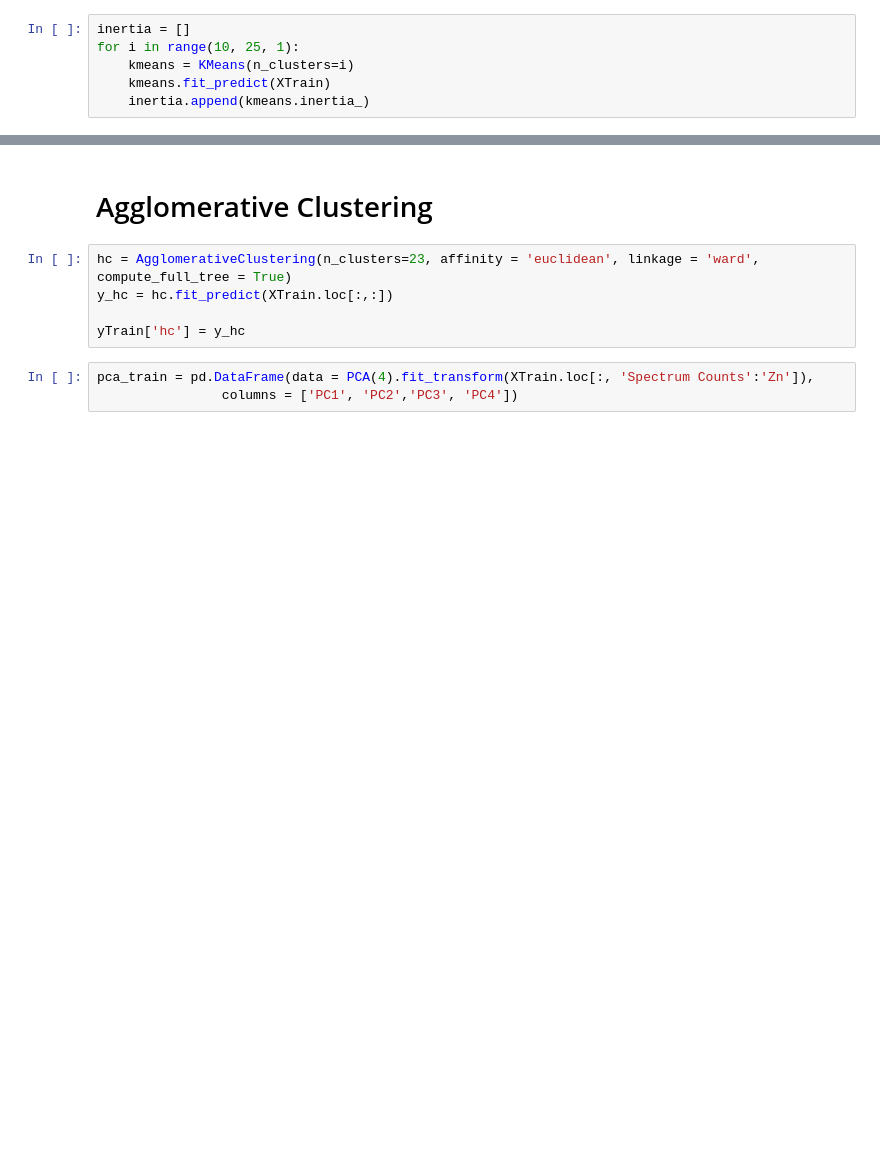
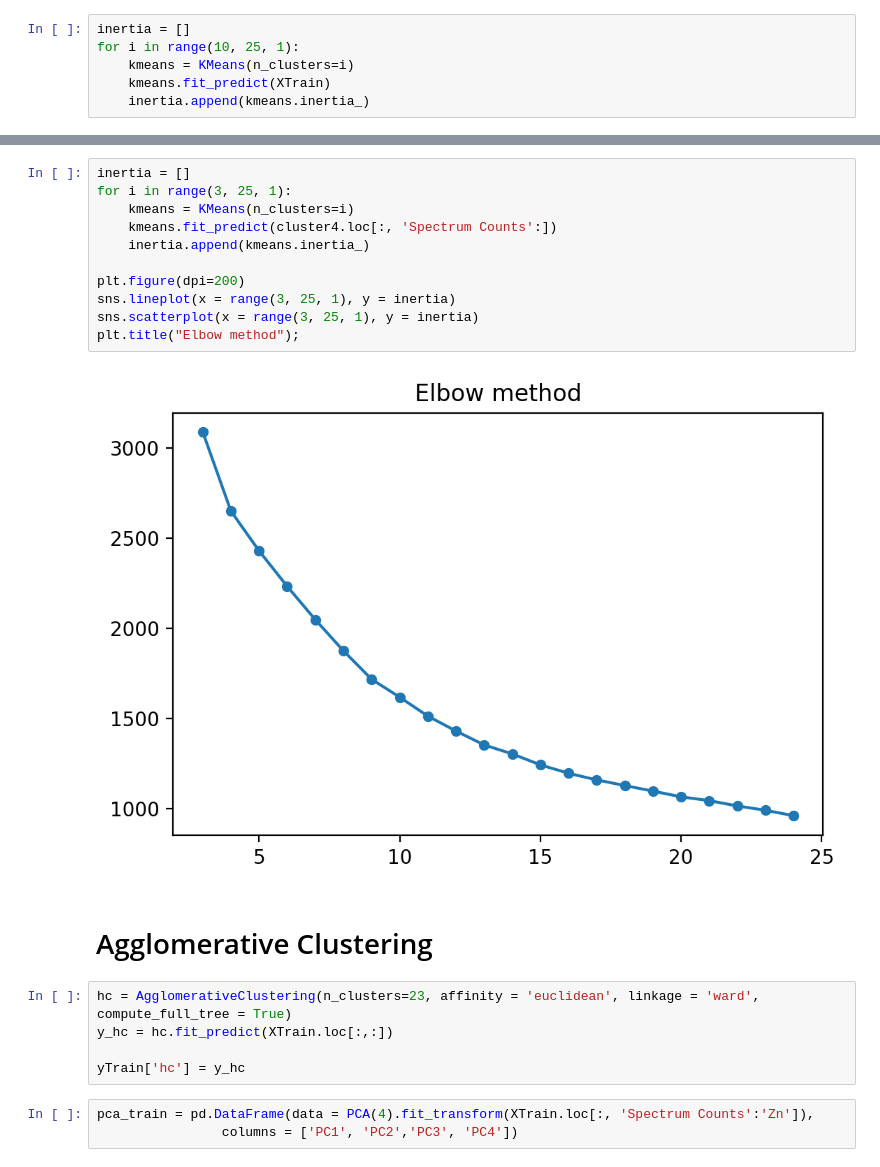
Before and after one commit to mattlamachado/MineralogicData_Clustering, a Jupyter notebook: ZM_clustering_v1.ipynb, the cells around one changed output, grey strips where cells are left out. Saved outputs shown, nothing was run; the diff lists cells and outputs as text; blank space fills up the shorter version.

```diff
--- a/ZM_clustering_v1.ipynb
+++ b/ZM_clustering_v1.ipynb
@@ -323,3 +343,16 @@ plt.title("Elbow method");
+# %%
+inertia = []
+for i in range(3, 25, 1):
+    kmeans = KMeans(n_clusters=i)
+    kmeans.fit_predict(cluster4.loc[:, 'Spectrum Counts':])
+    inertia.append(kmeans.inertia_)
+
+plt.figure(dpi=200)
+sns.lineplot(x = range(3, 25, 1), y = inertia)
+sns.scatterplot(x = range(3, 25, 1), y = inertia)
+plt.title("Elbow method");
+# %% [output]
+[figure, added]
 # %% [markdown]
 # Agglomerative Clustering
 # %%
```
Also changed, not shown: parts of 18 cells of this notebook.
